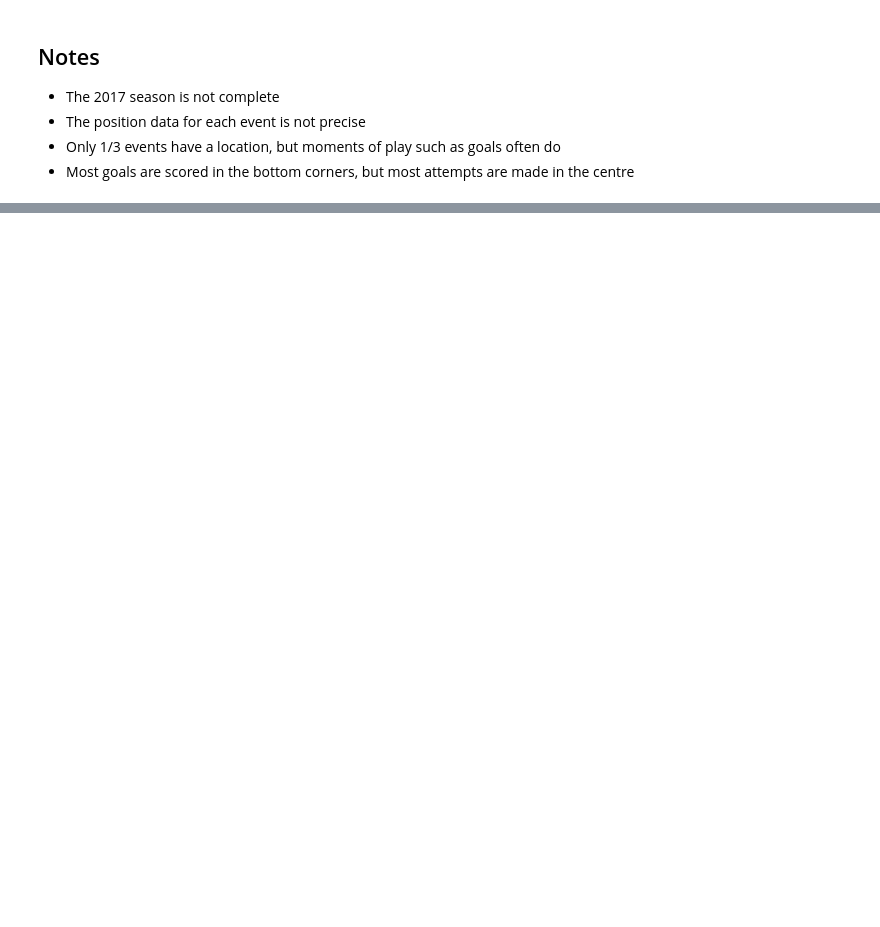
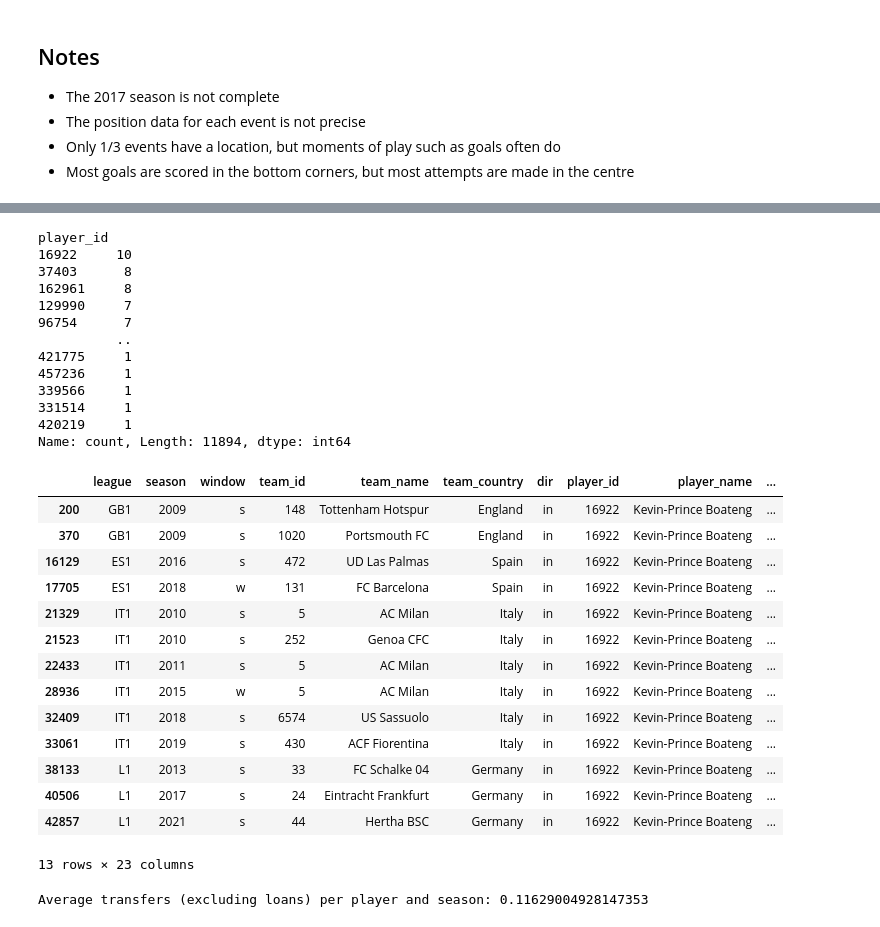
Before and after one commit to com-480-data-visualization/Nordic-Nerds, a Jupyter notebook: data_exploration.ipynb, the cells around one changed output, grey strips where cells are left out. Cells and saved outputs as stored; diff of their text form; code cells hidden in the pictures; blank space fills up the shorter version.

```diff
--- a/data_exploration.ipynb
+++ b/data_exploration.ipynb
@@ -127,0 +200,36 @@ goal_rates
+# %%
+
+player_transfers_wo_loans = transfers_in_df[(transfers_in_df['is_loan_end'] == False) & (transfers_in_df['is_retired'] == False) & (transfers_in_df['is_loan'] == False)].player_id.value_counts()
+display(player_transfers_wo_loans)
+display(transfers_in_df[(transfers_in_df['player_id'] == 16922)])
+print("Average transfers (excluding loans) per player and season: {mean}".format(mean=player_transfers_wo_loans.sum() / (player_transfers_wo_loans.size * seasonal_transfers.size)))
+# %% [output]
+player_id
+16922     10
+37403      8
+162961     8
+129990     7
+96754      7
+          ..
+421775     1
+457236     1
+339566     1
+331514     1
+420219     1
+Name: count, Length: 11894, dtype: int64
+|  | league | season | window | team_id | team_name | team_country | dir | player_id | player_name | ... |
+| 200 | GB1 | 2009 | s | 148 | Tottenham Hotspur | England | in | 16922 | Kevin-Prince Boateng | ... |
+| 370 | GB1 | 2009 | s | 1020 | Portsmouth FC | England | in | 16922 | Kevin-Prince Boateng | ... |
+| 16129 | ES1 | 2016 | s | 472 | UD Las Palmas | Spain | in | 16922 | Kevin-Prince Boateng | ... |
+| 17705 | ES1 | 2018 | w | 131 | FC Barcelona | Spain | in | 16922 | Kevin-Prince Boateng | ... |
+| 21329 | IT1 | 2010 | s | 5 | AC Milan | Italy | in | 16922 | Kevin-Prince Boateng | ... |
+| 21523 | IT1 | 2010 | s | 252 | Genoa CFC | Italy | in | 16922 | Kevin-Prince Boateng | ... |
+| 22433 | IT1 | 2011 | s | 5 | AC Milan | Italy | in | 16922 | Kevin-Prince Boateng | ... |
+| 28936 | IT1 | 2015 | w | 5 | AC Milan | Italy | in | 16922 | Kevin-Prince Boateng | ... |
+| 32409 | IT1 | 2018 | s | 6574 | US Sassuolo | Italy | in | 16922 | Kevin-Prince Boateng | ... |
+| 33061 | IT1 | 2019 | s | 430 | ACF Fiorentina | Italy | in | 16922 | Kevin-Prince Boateng | ... |
+| 38133 | L1 | 2013 | s | 33 | FC Schalke 04 | Germany | in | 16922 | Kevin-Prince Boateng | ... |
+| 40506 | L1 | 2017 | s | 24 | Eintracht Frankfurt | Germany | in | 16922 | Kevin-Prince Boateng | ... |
+| 42857 | L1 | 2021 | s | 44 | Hertha BSC | Germany | in | 16922 | Kevin-Prince Boateng | ... |
+13 rows × 23 columns
+Average transfers (excluding loans) per player and season: 0.11629004928147353
```
Also changed, not shown: parts of 18 cells of this notebook.
